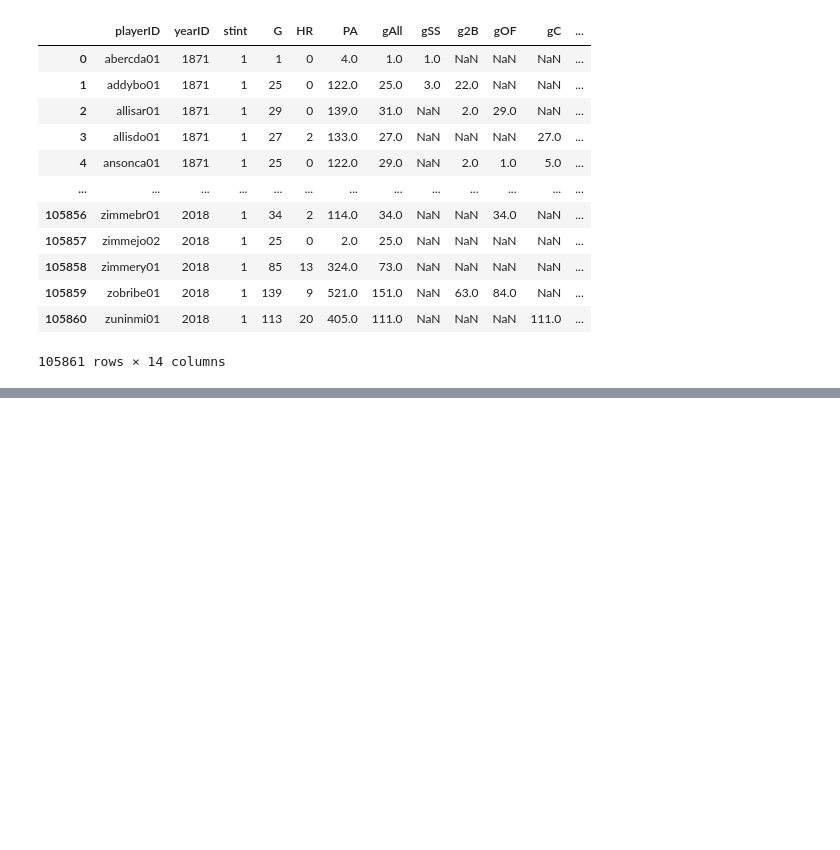
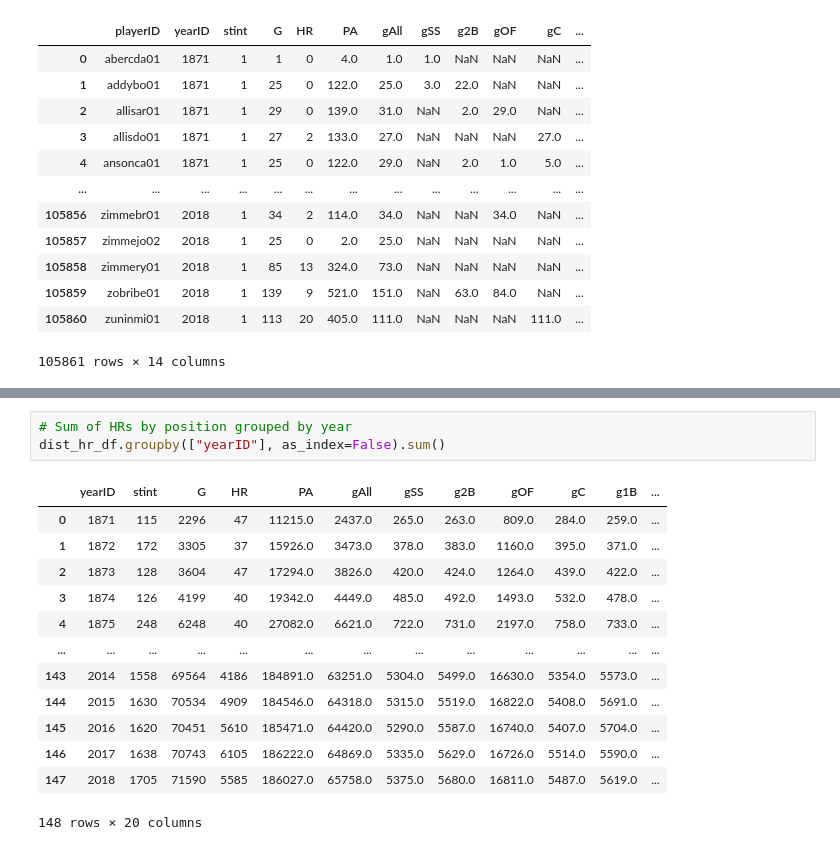
Before and after one commit to draped4/lahman, a Jupyter notebook: lahman_data_positions.ipynb, the cells around one changed output, grey strips where cells are left out. Cells and saved outputs as stored; diff of their text form; blank space fills up the shorter version.

```diff
--- a/lahman_data_positions.ipynb
+++ b/lahman_data_positions.ipynb
@@ -133,0 +160,17 @@ reduced_batting_df
+# %%
+# Sum of HRs by position grouped by year
+dist_hr_df.groupby(["yearID"], as_index=False).sum()
+# %% [output]
+|  | yearID | stint | G | HR | PA | gAll | gSS | g2B | gOF | gC | g1B | ... |
+| 0 | 1871 | 115 | 2296 | 47 | 11215.0 | 2437.0 | 265.0 | 263.0 | 809.0 | 284.0 | 259.0 | ... |
+| 1 | 1872 | 172 | 3305 | 37 | 15926.0 | 3473.0 | 378.0 | 383.0 | 1160.0 | 395.0 | 371.0 | ... |
+| 2 | 1873 | 128 | 3604 | 47 | 17294.0 | 3826.0 | 420.0 | 424.0 | 1264.0 | 439.0 | 422.0 | ... |
+| 3 | 1874 | 126 | 4199 | 40 | 19342.0 | 4449.0 | 485.0 | 492.0 | 1493.0 | 532.0 | 478.0 | ... |
+| 4 | 1875 | 248 | 6248 | 40 | 27082.0 | 6621.0 | 722.0 | 731.0 | 2197.0 | 758.0 | 733.0 | ... |
+| ... | ... | ... | ... | ... | ... | ... | ... | ... | ... | ... | ... | ... |
+| 143 | 2014 | 1558 | 69564 | 4186 | 184891.0 | 63251.0 | 5304.0 | 5499.0 | 16630.0 | 5354.0 | 5573.0 | ... |
+| 144 | 2015 | 1630 | 70534 | 4909 | 184546.0 | 64318.0 | 5315.0 | 5519.0 | 16822.0 | 5408.0 | 5691.0 | ... |
+| 145 | 2016 | 1620 | 70451 | 5610 | 185471.0 | 64420.0 | 5290.0 | 5587.0 | 16740.0 | 5407.0 | 5704.0 | ... |
+| 146 | 2017 | 1638 | 70743 | 6105 | 186222.0 | 64869.0 | 5335.0 | 5629.0 | 16726.0 | 5514.0 | 5590.0 | ... |
+| 147 | 2018 | 1705 | 71590 | 5585 | 186027.0 | 65758.0 | 5375.0 | 5680.0 | 16811.0 | 5487.0 | 5619.0 | ... |
+148 rows × 20 columns
```
Also changed, not shown: parts of 1 cell of this notebook, 1 other file.
